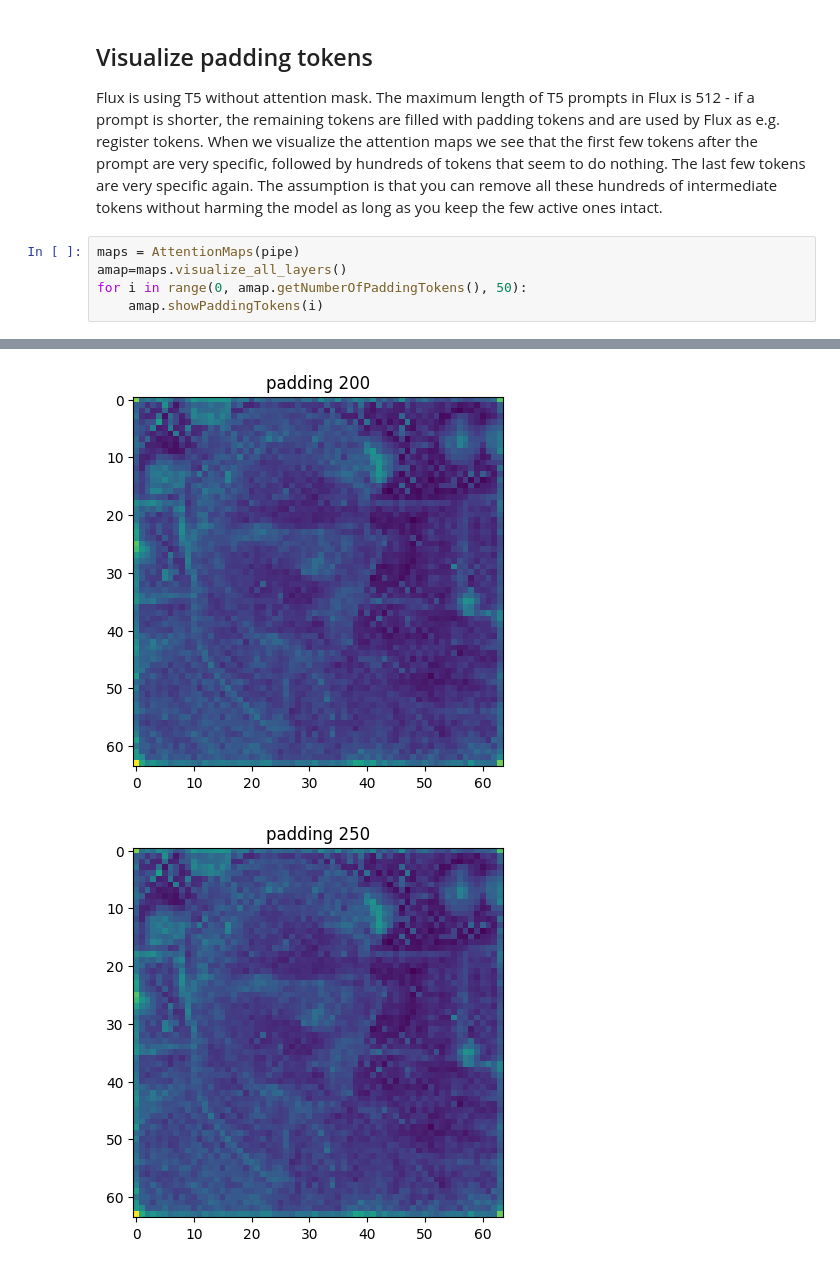
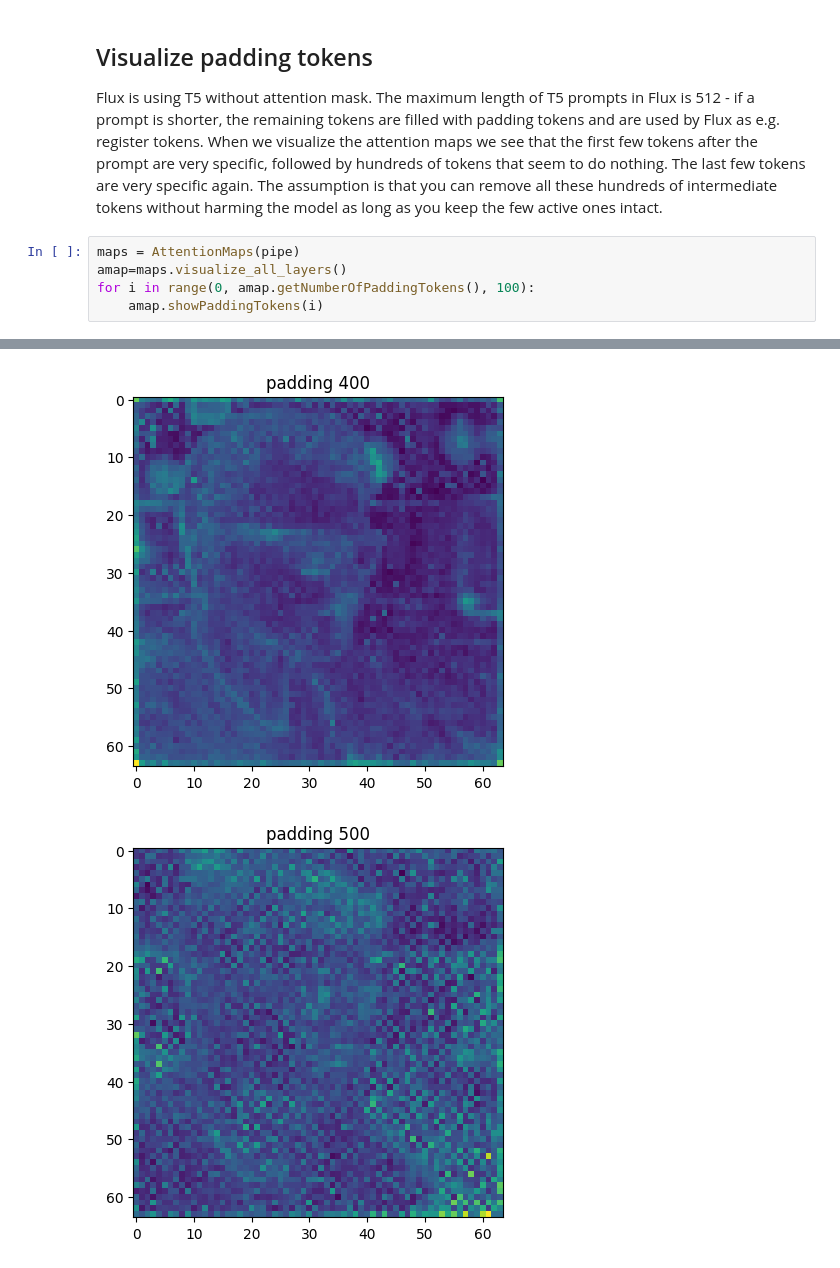
Before and after one commit to kaibioinfo/FluxAttentionMap, a Jupyter notebook: attentionmap.ipynb, the cells around one changed output, grey strips where cells are left out. Cells and saved outputs as stored; diff of their text form.

```diff
--- a/attentionmap.ipynb
+++ b/attentionmap.ipynb
@@ -390,6 +427,6 @@ Flux is using T5 without attention mask. The maximum length of T5 prompts in Flu
 # %%
 maps = AttentionMaps(pipe)
 amap=maps.visualize_all_layers()
-for i in range(0, amap.getNumberOfPaddingTokens(), 50):
+for i in range(0, amap.getNumberOfPaddingTokens(), 100):
     amap.showPaddingTokens(i)
 # %% [output]
@@ -400,2 +437,2 @@ for i in range(0, amap.getNumberOfPaddingTokens(), 50):
-[figure, old version]
+[figure, new version]
-[figure, old version]
+[figure, new version]
```
Also changed, not shown: parts of 8 cells of this notebook.
